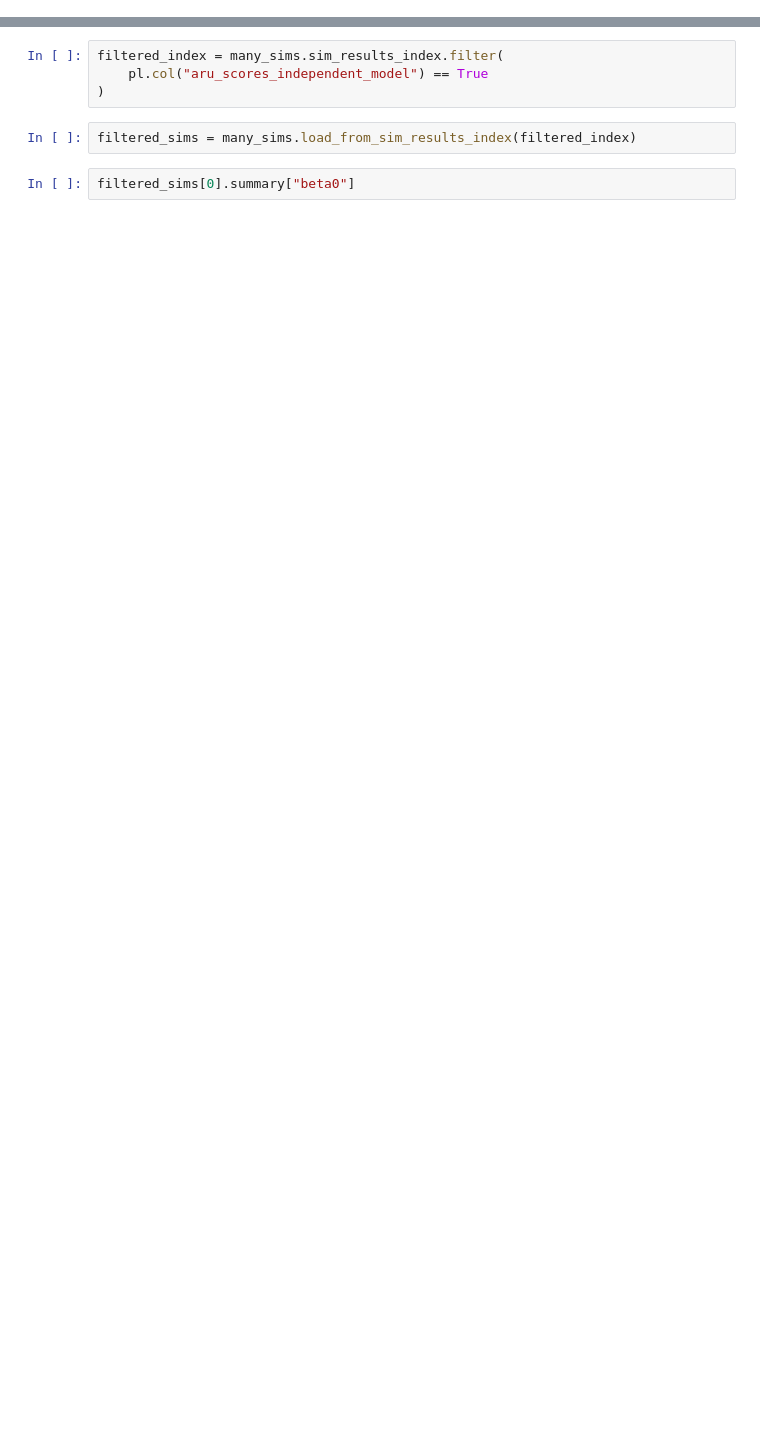
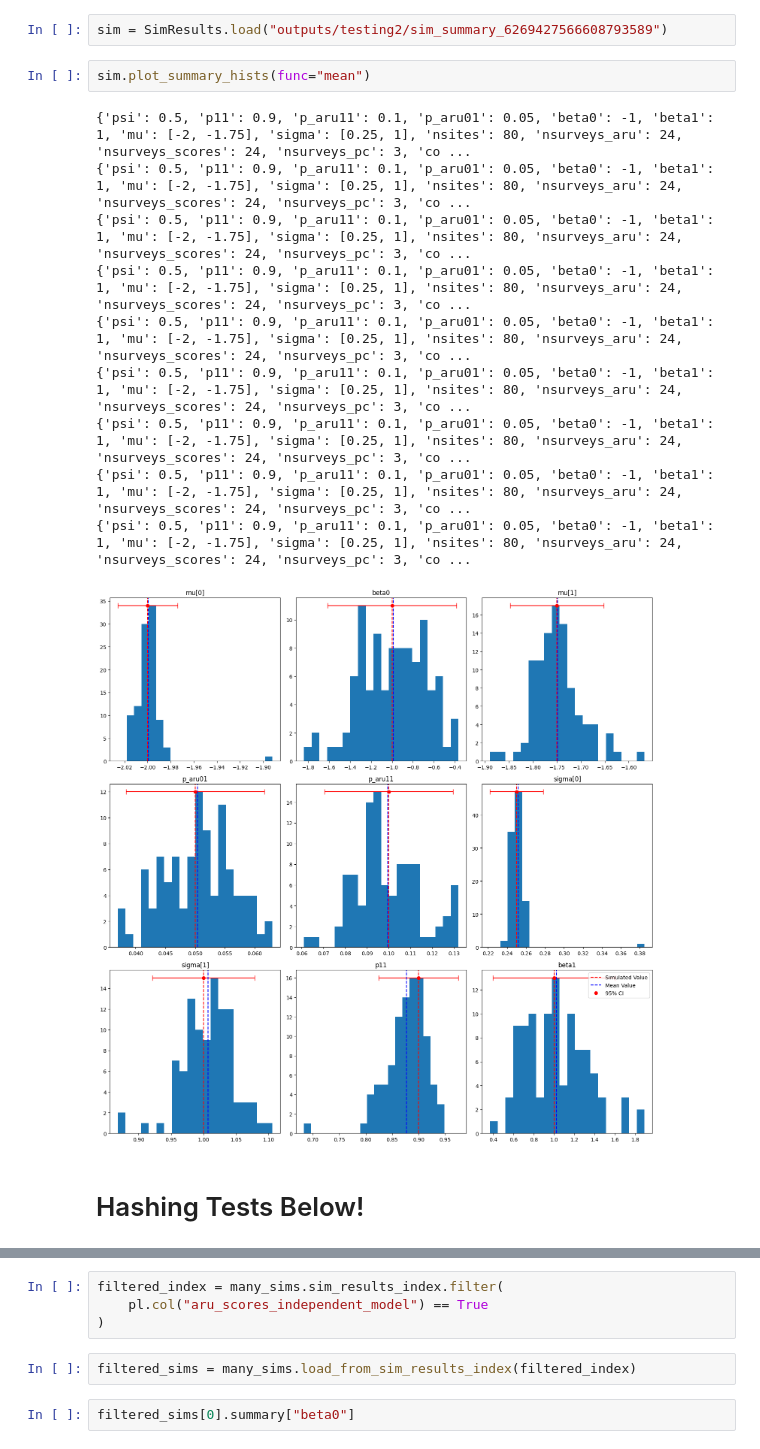
Before and after one commit to calacademy-research/COMB, a Jupyter notebook: paper_assets/python/simulation/sim_results_eda.ipynb, the cells around one changed output, grey strips where cells are left out. Drawn from its saved outputs; the diff is of its cells as text; blank space fills up the shorter version.

```diff
--- a/paper_assets/python/simulation/sim_results_eda.ipynb
+++ b/paper_assets/python/simulation/sim_results_eda.ipynb
@@ -3,0 +10,17 @@ import polars as pl
+# %%
+sim = SimResults.load("outputs/testing2/sim_summary_6269427566608793589")
+# %%
+sim.plot_summary_hists(func="mean")
+# %% [output]
+{'psi': 0.5, 'p11': 0.9, 'p_aru11': 0.1, 'p_aru01': 0.05, 'beta0': -1, 'beta1': 1, 'mu': [-2, -1.75], 'sigma': [0.25, 1], 'nsites': 80, 'nsurveys_aru': 24, 'nsurveys_scores': 24, 'nsurveys_pc': 3, 'co ...
+{'psi': 0.5, 'p11': 0.9, 'p_aru11': 0.1, 'p_aru01': 0.05, 'beta0': -1, 'beta1': 1, 'mu': [-2, -1.75], 'sigma': [0.25, 1], 'nsites': 80, 'nsurveys_aru': 24, 'nsurveys_scores': 24, 'nsurveys_pc': 3, 'co ...
+{'psi': 0.5, 'p11': 0.9, 'p_aru11': 0.1, 'p_aru01': 0.05, 'beta0': -1, 'beta1': 1, 'mu': [-2, -1.75], 'sigma': [0.25, 1], 'nsites': 80, 'nsurveys_aru': 24, 'nsurveys_scores': 24, 'nsurveys_pc': 3, 'co ...
+{'psi': 0.5, 'p11': 0.9, 'p_aru11': 0.1, 'p_aru01': 0.05, 'beta0': -1, 'beta1': 1, 'mu': [-2, -1.75], 'sigma': [0.25, 1], 'nsites': 80, 'nsurveys_aru': 24, 'nsurveys_scores': 24, 'nsurveys_pc': 3, 'co ...
+{'psi': 0.5, 'p11': 0.9, 'p_aru11': 0.1, 'p_aru01': 0.05, 'beta0': -1, 'beta1': 1, 'mu': [-2, -1.75], 'sigma': [0.25, 1], 'nsites': 80, 'nsurveys_aru': 24, 'nsurveys_scores': 24, 'nsurveys_pc': 3, 'co ...
+{'psi': 0.5, 'p11': 0.9, 'p_aru11': 0.1, 'p_aru01': 0.05, 'beta0': -1, 'beta1': 1, 'mu': [-2, -1.75], 'sigma': [0.25, 1], 'nsites': 80, 'nsurveys_aru': 24, 'nsurveys_scores': 24, 'nsurveys_pc': 3, 'co ...
+{'psi': 0.5, 'p11': 0.9, 'p_aru11': 0.1, 'p_aru01': 0.05, 'beta0': -1, 'beta1': 1, 'mu': [-2, -1.75], 'sigma': [0.25, 1], 'nsites': 80, 'nsurveys_aru': 24, 'nsurveys_scores': 24, 'nsurveys_pc': 3, 'co ...
+{'psi': 0.5, 'p11': 0.9, 'p_aru11': 0.1, 'p_aru01': 0.05, 'beta0': -1, 'beta1': 1, 'mu': [-2, -1.75], 'sigma': [0.25, 1], 'nsites': 80, 'nsurveys_aru': 24, 'nsurveys_scores': 24, 'nsurveys_pc': 3, 'co ...
+{'psi': 0.5, 'p11': 0.9, 'p_aru11': 0.1, 'p_aru01': 0.05, 'beta0': -1, 'beta1': 1, 'mu': [-2, -1.75], 'sigma': [0.25, 1], 'nsites': 80, 'nsurveys_aru': 24, 'nsurveys_scores': 24, 'nsurveys_pc': 3, 'co ...
+[figure, added]
+# %% [markdown]
+# Hashing Tests Below!
```
Also changed, not shown: parts of 20 cells of this notebook, 3 other files.
